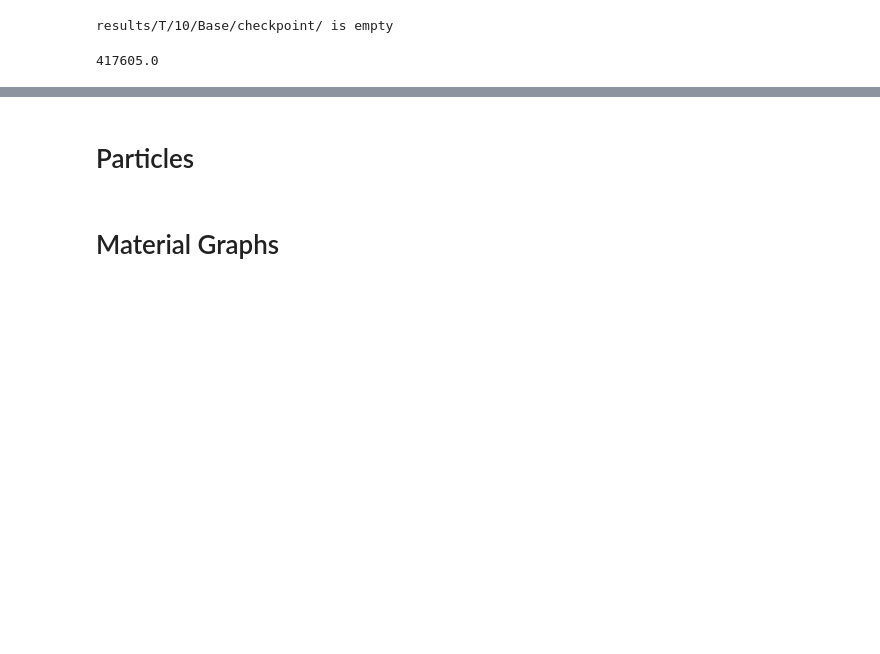
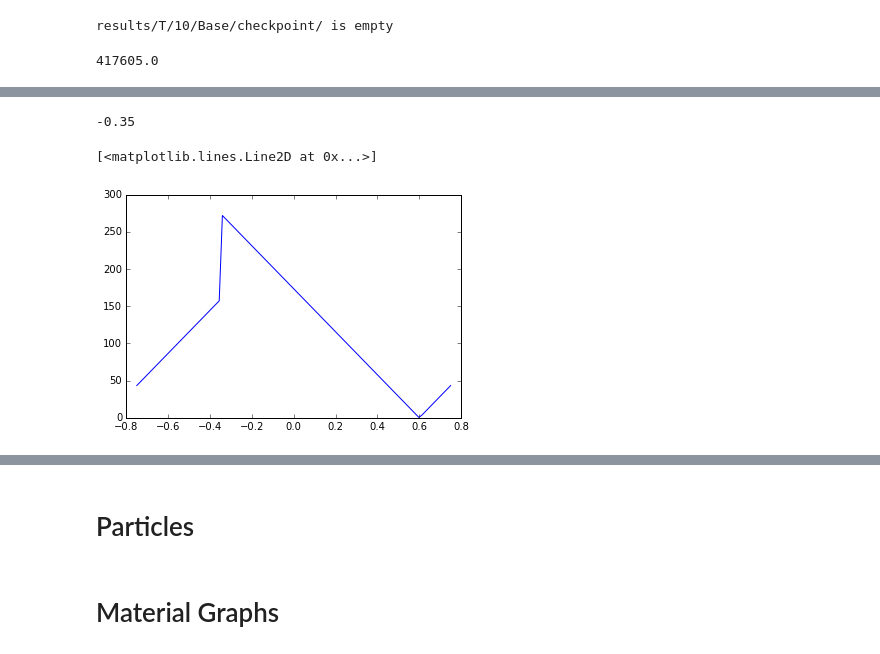
Before and after one commit to dansand/vep, a Jupyter notebook: kaplan_whole_mantle.ipynb, the cells around one changed output, grey strips where cells are left out. Drawn from its saved outputs; the diff is of its cells as text; code cells hidden in the pictures; blank space fills up the shorter version.

```diff
--- a/kaplan_whole_mantle.ipynb
+++ b/kaplan_whole_mantle.ipynb
@@ -143,10 +143,10 @@ AVGTEMP = ndp.TB #Used to define lithosphere
 #Boundary layer / slab paramaters
 ###########
 
-subzone = -0.4
-mor = 0.5
+subzone = -0.35
+mor = 0.6
 vel = 70e3
-agelimit = 70.
+agelimit = 100.
 thermallimit = 0.8
 
 #Slab perturbation paramaters
@@ -289,5 +289,18 @@ Min, Max element width:
+# %%
+subzone
+# %% [output]
+-0.35
 # %%
-lith= boundary_layer2d.LithosphereTemps(mesh, temperatureField, dp.LS, MINX, mor, tint=ndp.TB, tsurf=ndp.TS, vel= 10e3, diffs = 1e-6)
+lith= boundary_layer2d.LithosphereTemps(mesh, temperatureField, dp.LS, subzone , mor, tint=ndp.TB, tsurf=ndp.TS, vel= 10e3, diffs = 1e-6)
+# %%
+import matplotlib.pyplot as pyplot
+%matplotlib inline
+xs = np.linspace(MINX, MAXX, 100)
+ages = [lith.agefunc(x) for x in xs]
+pyplot.plot(xs, ages)
+# %% [output]
+[<matplotlib.lines.Line2D at 0x...>]
+[figure, added]
 # %%
 fudge = 1.
 
```
Also changed, not shown: parts of 12 cells of this notebook, 3 other files.
